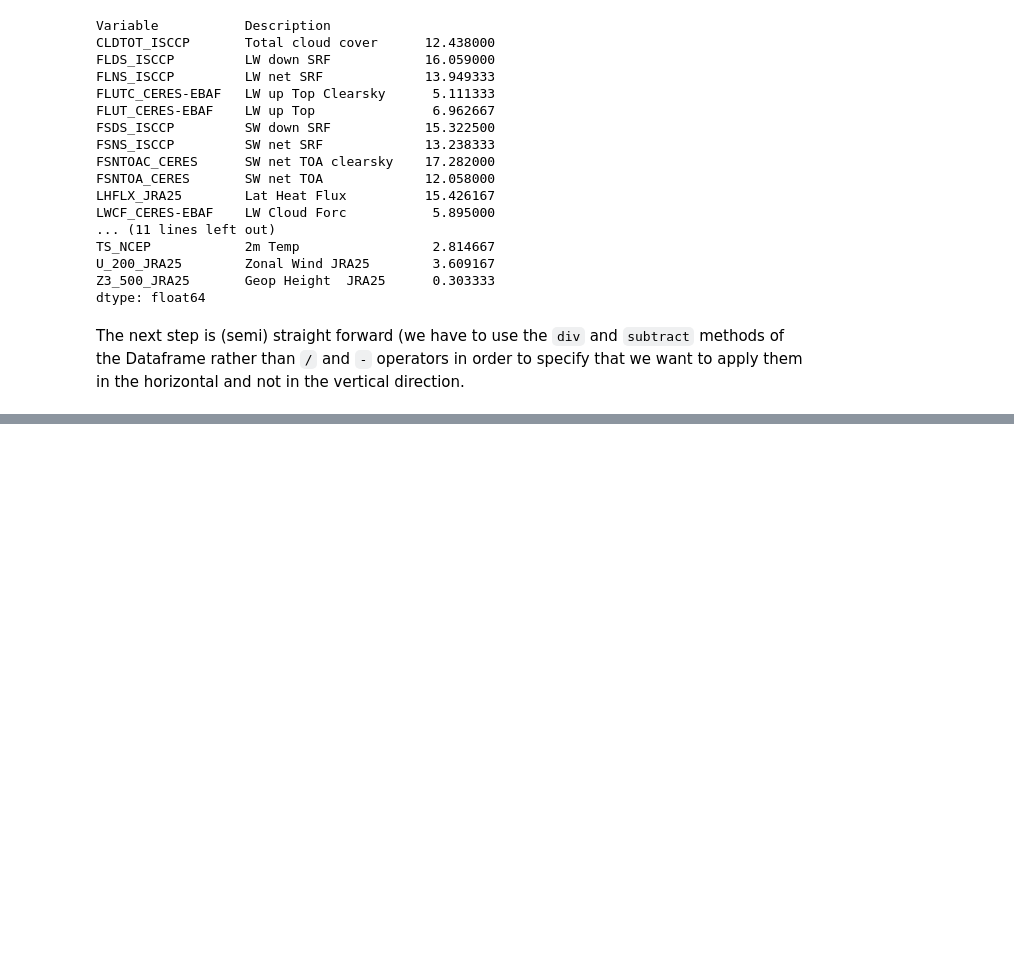
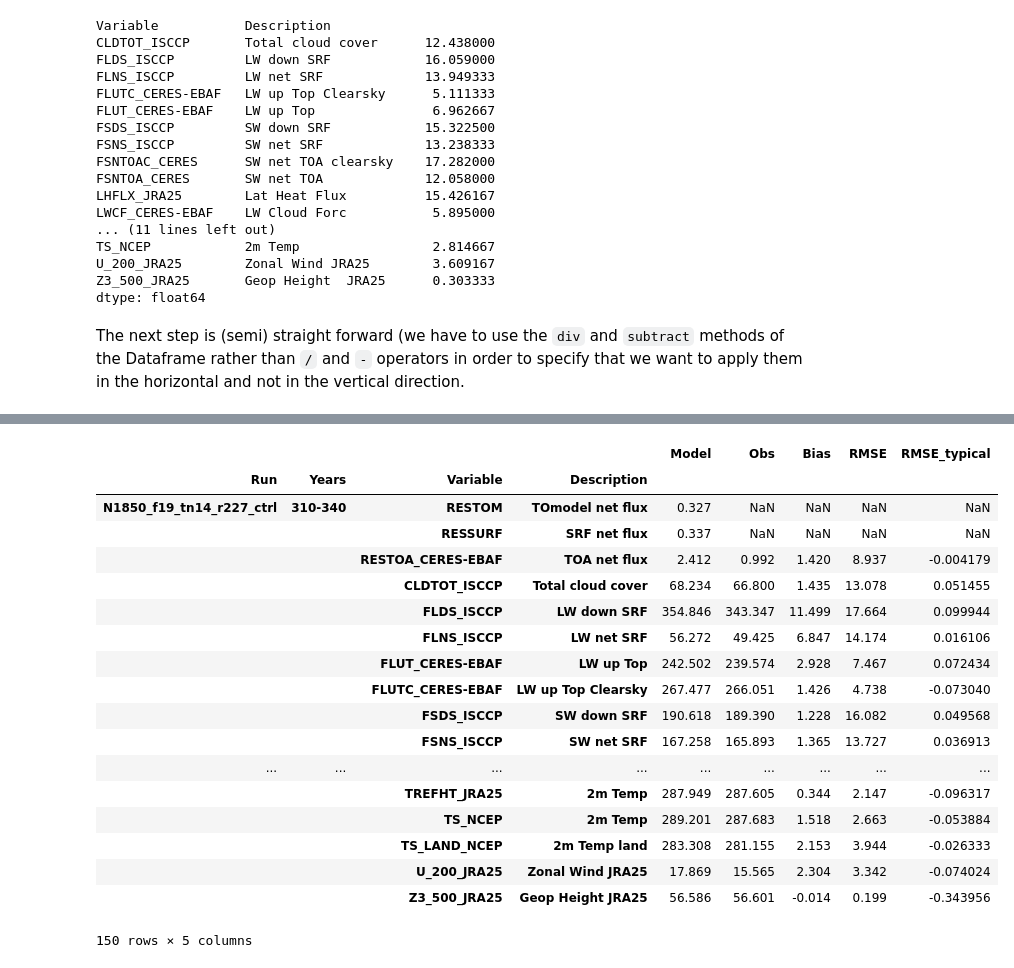
Before and after one commit to jgliss/my_notebooks, a Jupyter notebook: notebooks/read_ascii_cams_diag.ipynb, the cells around one changed output, grey strips where cells are left out. Drawn from its saved outputs; the diff is of its cells as text; code cells hidden in the pictures; blank space fills up the shorter version.

```diff
--- a/notebooks/read_ascii_cams_diag.ipynb
+++ b/notebooks/read_ascii_cams_diag.ipynb
@@ -406,0 +436,3 @@ typical_rmse
+# %%
+stacked = typical_rmse.stack(level=(0,1)).reorder_levels(order=(2,3,0,1))
+stacked.head()
@@ -406,0 +447,23 @@ typical_rmse
+# %%
+flagged["RMSE_typical"] = stacked
+flagged
+# %% [output]
+|  |  |  |  | Model | Obs | Bias | RMSE | RMSE_typical |
+| Run | Years | Variable | Description |  |  |  |  |  |
+| N1850_f19_tn14_r227_ctrl | 310-340 | RESTOM | TOmodel net flux | 0.327 | NaN | NaN | NaN | NaN |
+|  |  | RESSURF | SRF net flux | 0.337 | NaN | NaN | NaN | NaN |
+|  |  | RESTOA_CERES-EBAF | TOA net flux | 2.412 | 0.992 | 1.420 | 8.937 | -0.004179 |
+|  |  | CLDTOT_ISCCP | Total cloud cover | 68.234 | 66.800 | 1.435 | 13.078 | 0.051455 |
+|  |  | FLDS_ISCCP | LW down SRF | 354.846 | 343.347 | 11.499 | 17.664 | 0.099944 |
+|  |  | FLNS_ISCCP | LW net SRF | 56.272 | 49.425 | 6.847 | 14.174 | 0.016106 |
+|  |  | FLUT_CERES-EBAF | LW up Top | 242.502 | 239.574 | 2.928 | 7.467 | 0.072434 |
+|  |  | FLUTC_CERES-EBAF | LW up Top Clearsky | 267.477 | 266.051 | 1.426 | 4.738 | -0.073040 |
+|  |  | FSDS_ISCCP | SW down SRF | 190.618 | 189.390 | 1.228 | 16.082 | 0.049568 |
+|  |  | FSNS_ISCCP | SW net SRF | 167.258 | 165.893 | 1.365 | 13.727 | 0.036913 |
+| ... | ... | ... | ... | ... | ... | ... | ... | ... |
+|  |  | TREFHT_JRA25 | 2m Temp | 287.949 | 287.605 | 0.344 | 2.147 | -0.096317 |
+|  |  | TS_NCEP | 2m Temp | 289.201 | 287.683 | 1.518 | 2.663 | -0.053884 |
+|  |  | TS_LAND_NCEP | 2m Temp land | 283.308 | 281.155 | 2.153 | 3.944 | -0.026333 |
+|  |  | U_200_JRA25 | Zonal Wind JRA25 | 17.869 | 15.565 | 2.304 | 3.342 | -0.074024 |
+|  |  | Z3_500_JRA25 | Geop Height JRA25 | 56.586 | 56.601 | -0.014 | 0.199 | -0.343956 |
+150 rows × 5 columns
```
Also changed, not shown: parts of 12 cells of this notebook, 1 other file.
